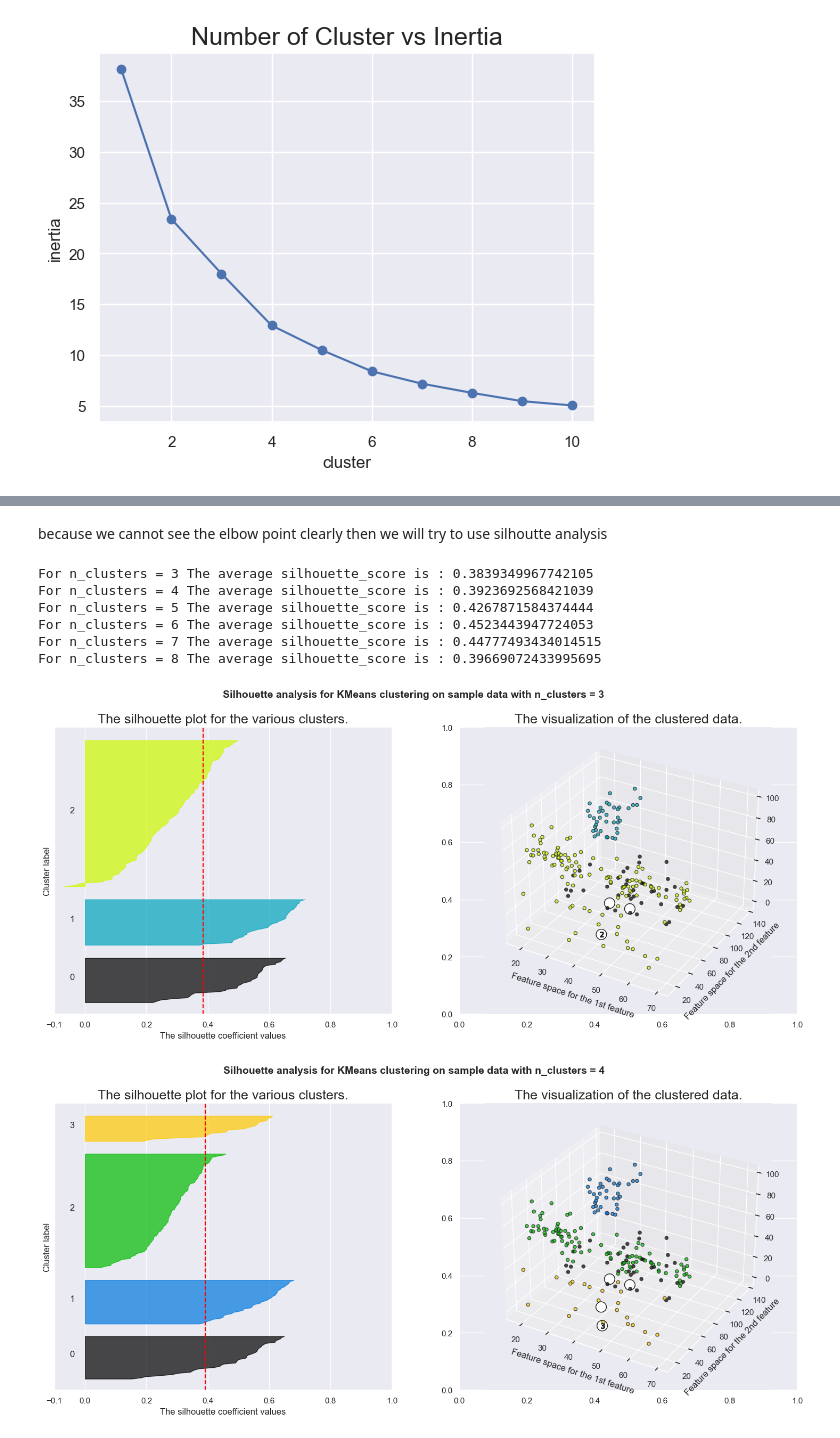
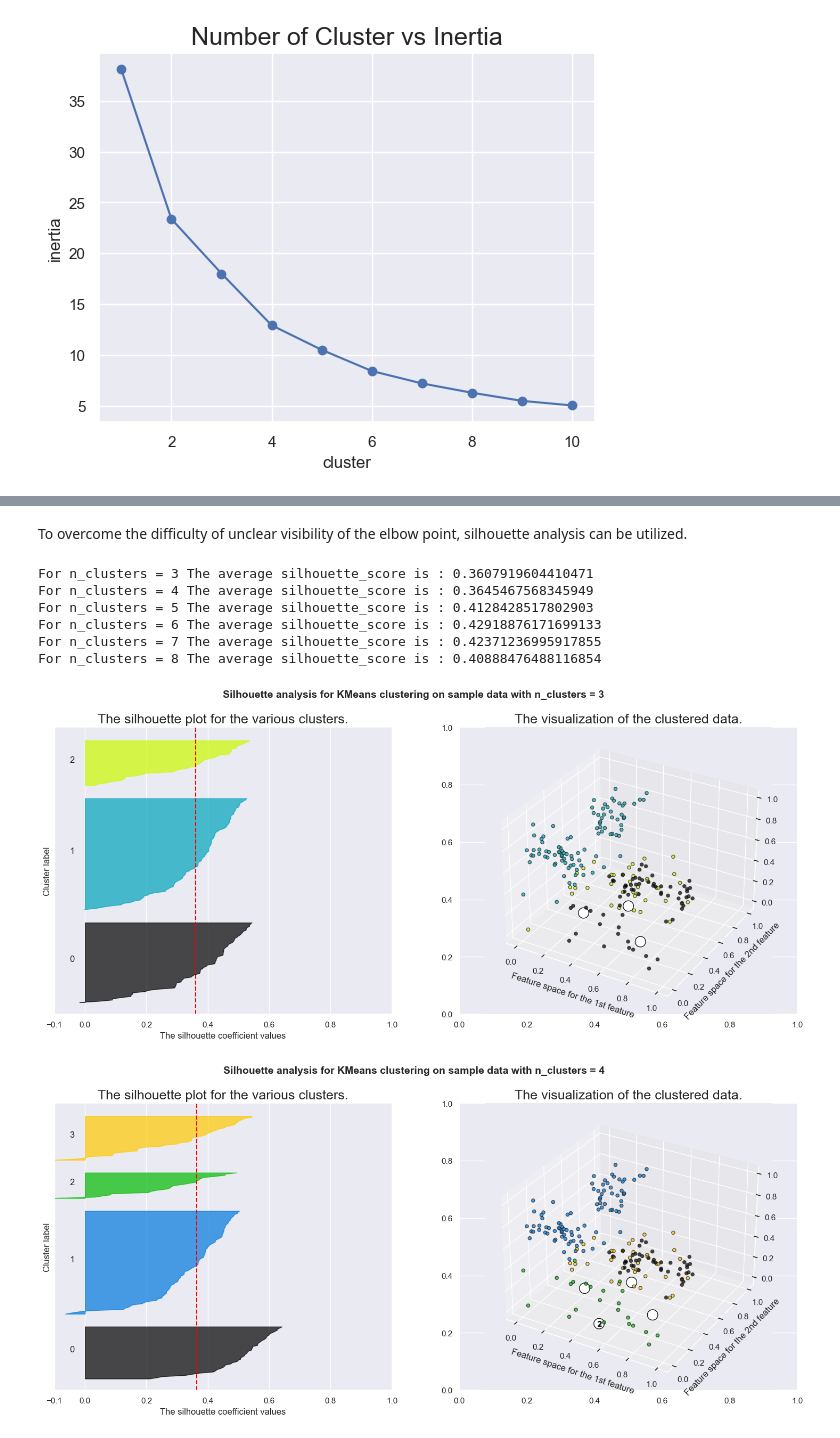
Before and after one commit to aakmalf/projects, a Jupyter notebook: mall-segmentation/notebooks/data.ipynb, the cells around one changed output, grey strips where cells are left out. Cells and saved outputs as stored; diff of their text form; code cells hidden in the pictures.

```diff
--- a/mall-segmentation/notebooks/data.ipynb
+++ b/mall-segmentation/notebooks/data.ipynb
@@ -71,0 +80,15 @@ plt.show()
+# %%
+column_combinations = list(itertools.combinations(df_numeric.columns, 2))
+# %%
+for x, y in column_combinations:
+    g = sns.lmplot(x=x, y=y, hue="Gender", col="Gender", data=df)
+
+    correlations = df.groupby("Gender")[[x, y]].corr().values[::2]
+
+    for i, corr in enumerate(correlations):
+        correlation_value = corr[1]
+        legend_label = f'Correlation ({df["Gender"].unique()[i]}): {correlation_value:.2f}'
+
+        g.axes[0][i].legend([legend_label], loc='upper right')
+
+    plt.show()
@@ -267,5 +282,5 @@ plt.show()
-# %% [markdown]
-because we cannot see the elbow point clearly then we will try to use silhoutte analysis
+# %% [markdown]
+To overcome the difficulty of unclear visibility of the elbow point, silhouette analysis can be utilized.
 # %%
 import matplotlib.cm as cm
 import matplotlib.pyplot as plt
@@ -283,19 +298,12 @@ for n_clusters in range_n_clusters:
     fig.set_size_inches(18, 7)
 
     ax1.set_xlim([-0.1, 1])
-    # The (n_clusters+1)*10 is for inserting blank space between silhouette
-    # plots of individual clusters, to demarcate them clearly.
-    ax1.set_ylim([0, df_numeric.shape[0] + (n_clusters + 1) * 10])
+    ax1.set_ylim([0, df_scaled.shape[0] + (n_clusters + 1) * 10])
 
-    # Initialize the clusterer with n_clusters value and a random generator
-    # seed of 10 for reproducibility.
-    clusterer = KMeans(n_clusters=n_clusters, n_init="auto", random_state=10)
-    cluster_labels = clusterer.fit_predict(df_numeric)
+    clusterer = KMeans(n_clusters=n_clusters, n_init="auto", random_state=random_seed)
+    cluster_labels = clusterer.fit_predict(df_scaled)
 
-    # The silhouette_score gives the average value for all the samples.
-    # This gives a perspective into the density and separation of the formed
-    # clusters
-    silhouette_avg = silhouette_score(df_numeric, cluster_labels)
+    silhouette_avg = silhouette_score(df_scaled, cluster_labels)
     print(
         "For n_clusters =",
         n_clusters,
@@ -303,13 +311,10 @@ for n_clusters in range_n_clusters:
         silhouette_avg,
     )
 
-    # Compute the silhouette scores for each sample
-    sample_silhouette_values = silhouette_samples(df_numeric, cluster_labels)
+    sample_silhouette_values = silhouette_samples(df_scaled, cluster_labels)
 
     y_lower = 10
     for i in range(n_clusters):
-        # Aggregate the silhouette scores for samples belonging to
-        # cluster i, and sort them
         ith_cluster_silhouette_values = sample_silhouette_values[cluster_labels == i]
 
         ith_cluster_silhouette_values.sort()
@@ -327,79 +332,65 @@ for n_clusters in range_n_clusters:
             alpha=0.7,
         )
 
-        # Label the silhouette plots with their cluster numbers at the middle
         ax1.text(-0.05, y_lower + 0.5 * size_cluster_i, str(i))
 
-        # Compute the new y_lower for next plot
-        y_lower = y_upper + 10  # 10 for the 0 samples
+        y_lower = y_upper + 10
 
     ax1.set_title("The silhouette plot for the various clusters.")
     ax1.set_xlabel("The silhouette coefficient values")
     ax1.set_ylabel("Cluster label")
 
-    # The vertical line for average silhouette score of all the values
     ax1.axvline(x=silhouette_avg, color="red", linestyle="--")
 
-    ax1.set_yticks([])  # Clear the yaxis labels / ticks
+    ax1.set_yticks([])
     ax1.set_xticks([-0.1, 0, 0.2, 0.4, 0.6, 0.8, 1])
 
-    # 2nd Plot showing the actual clusters formed
     colors = cm.nipy_spectral(cluster_labels.astype(float) / n_clusters)
 
-    # Import the mplot3d toolkit
-
-    # Create a new 3D axes using the projection="3d" parameter
     ax2 = fig.add_subplot(1, 2, 2, projection="3d")
 
-    # Use the scatter3D method from the Axes3D object
     ax2.scatter3D(
-        df_numeric["Age"],
-        df_numeric["Annual Income (k$)"],
-        df_numeric["Spending Score (1-100)"],
+        df_scaled[:,0],
+        df_scaled[:,1],
+        df_scaled[:,2],
         c=colors,
         cmap="nipy_spectral",
         alpha=0.7,
         edgecolor="k",
     )
 
-    #ax2.scatter(
-    #    X[:, 0], X[:, 1], marker=".", s=30, lw=0, alpha=0.7, c=colors, edgecolor="k"
-    #)
-
-    # Labeling the clusters
     centers = clusterer.cluster_centers_
-    # Draw white circles at cluster centers
     ax2.scatter(
         centers[:, 0],
         centers[:, 1],
         marker="o",
         c="white",
         alpha=1,
         s=200,
         edgecolor="k",
     )
 
     for i, c in enumerate(centers):
         ax2.scatter(c[0], c[1], marker="$%d$" % i, alpha=1, s=50, edgecolor="k")
 
     ax2.set_title("The visualization of the clustered data.")
     ax2.set_xlabel("Feature space for the 1st feature")
     ax2.set_ylabel("Feature space for the 2nd feature")
 
     plt.suptitle(
         "Silhouette analysis for KMeans clustering on sample data with n_clusters = %d"
         % n_clusters,
         fontsize=14,
         fontweight="bold",
     )
 
 plt.show()
 # %% [output]
-For n_clusters = 3 The average silhouette_score is : 0.3839349967742105
-For n_clusters = 4 The average silhouette_score is : 0.3923692568421039
-For n_clusters = 5 The average silhouette_score is : 0.4267871584374444
-For n_clusters = 6 The average silhouette_score is : 0.4523443947724053
-For n_clusters = 7 The average silhouette_score is : 0.44777493434014515
-For n_clusters = 8 The average silhouette_score is : 0.39669072433995695
+For n_clusters = 3 The average silhouette_score is : 0.3607919604410471
+For n_clusters = 4 The average silhouette_score is : 0.3645467568345949
+For n_clusters = 5 The average silhouette_score is : 0.4128428517802903
+For n_clusters = 6 The average silhouette_score is : 0.42918876171699133
+For n_clusters = 7 The average silhouette_score is : 0.42371236995917855
+For n_clusters = 8 The average silhouette_score is : 0.40888476488116854
-[figure, old version]
+[figure, new version]
-[figure, old version]
+[figure, new version]
```
Also changed, not shown: parts of 54 cells of this notebook.
